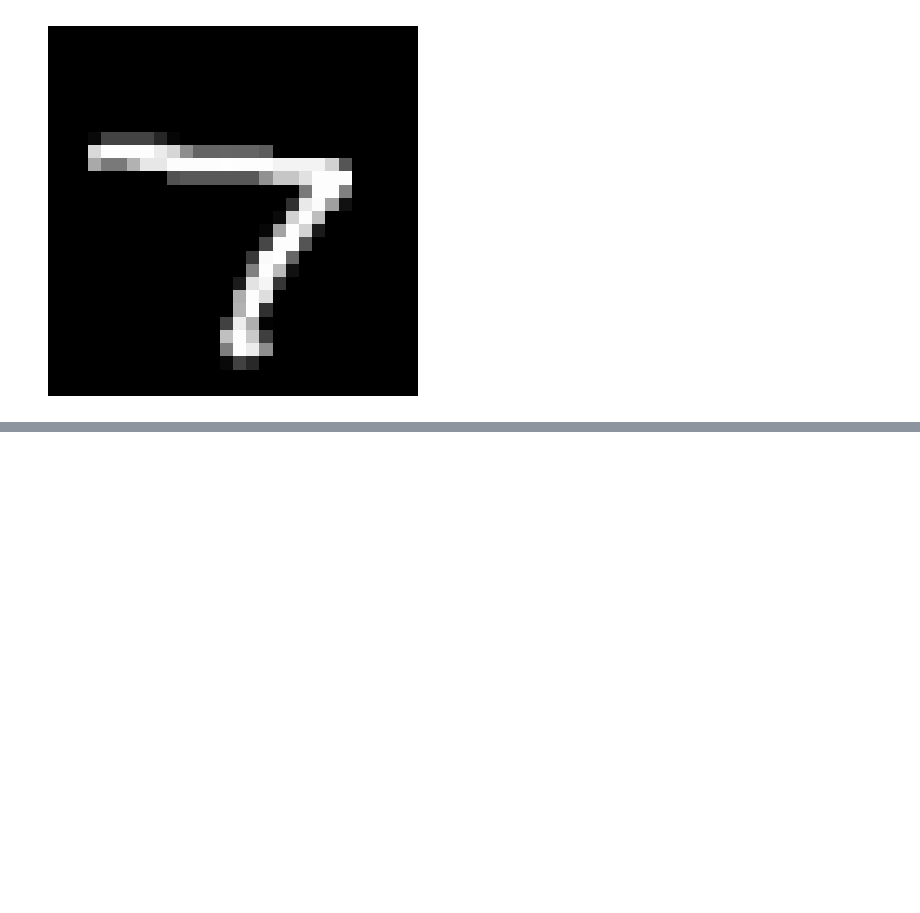
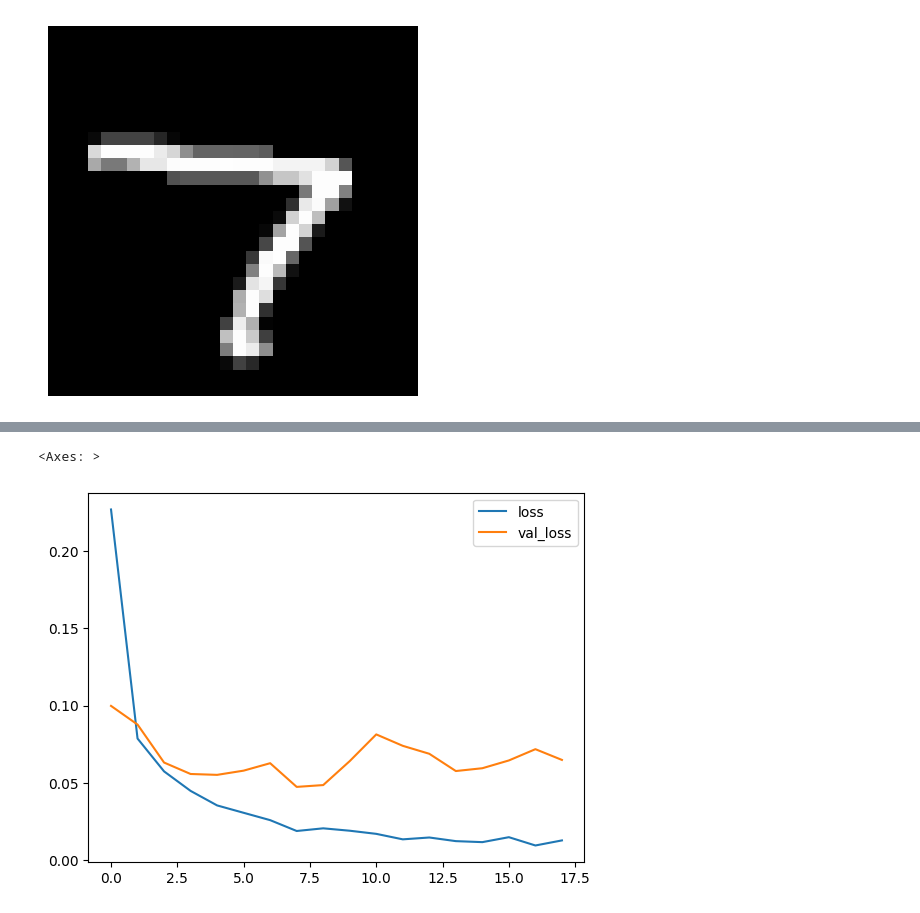
Before and after one commit to thomas-rooty/digit-recognition, a Jupyter notebook: model_train.ipynb, the cells around one changed output, grey strips where cells are left out. Cells and saved outputs as stored; diff of their text form; code cells hidden in the pictures; blank space fills up the shorter version.

```diff
--- a/model_train.ipynb
+++ b/model_train.ipynb
@@ -178,0 +288,30 @@ output.to_csv("Digit Recognizer.csv", index=False)
+# %%
+from keras.layers import Conv2D, MaxPooling2D, Flatten, Dense
+
+
+def create_lenet_model():
+  model = Sequential([
+    Conv2D(6, (5, 5), activation='relu', input_shape=(28, 28, 1)),
+    MaxPooling2D((2, 2)),
+    Conv2D(16, (5, 5), activation='relu'),
+    MaxPooling2D((2, 2)),
+    Flatten(),
+    Dense(120, activation='relu'),
+    Dense(84, activation='relu'),
+    Dense(10, activation='softmax')
+  ])
+
+  model.compile(optimizer='adam', loss='sparse_categorical_crossentropy', metrics=['accuracy'])
+
+  return model
+
+
+lenet_model = create_lenet_model()
+# %%
+history = lenet_model.fit(
+  trainX, trainY,
+  validation_data=(testX, testY),
+  batch_size=16,
+  epochs=20,
+  callbacks=[earlyStopping]
+)
@@ -178,0 +336,8 @@ output.to_csv("Digit Recognizer.csv", index=False)
+# %%
+historyDf = pd.DataFrame(history.history)
+# %%
+# Display loss
+historyDf.loc[:, ['loss', 'val_loss']].plot()
+# %% [output]
+<Axes: >
+[figure, added]
```
Also changed, not shown: parts of 28 cells of this notebook.
